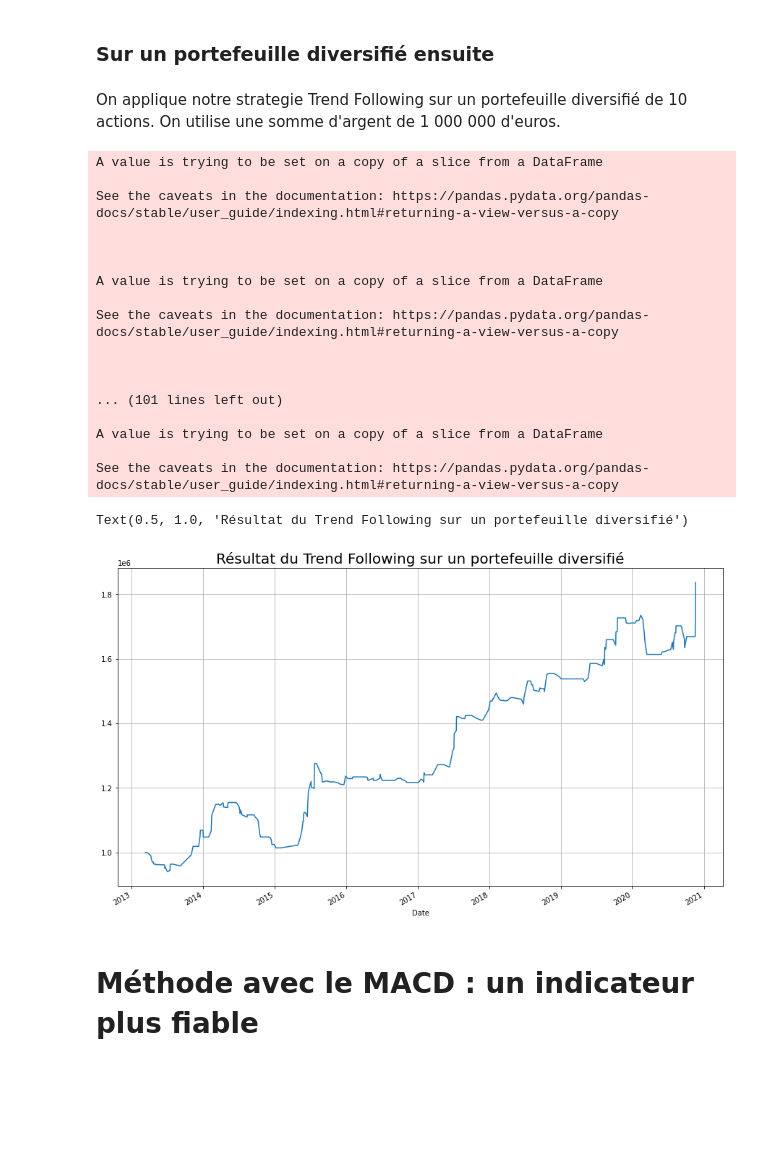
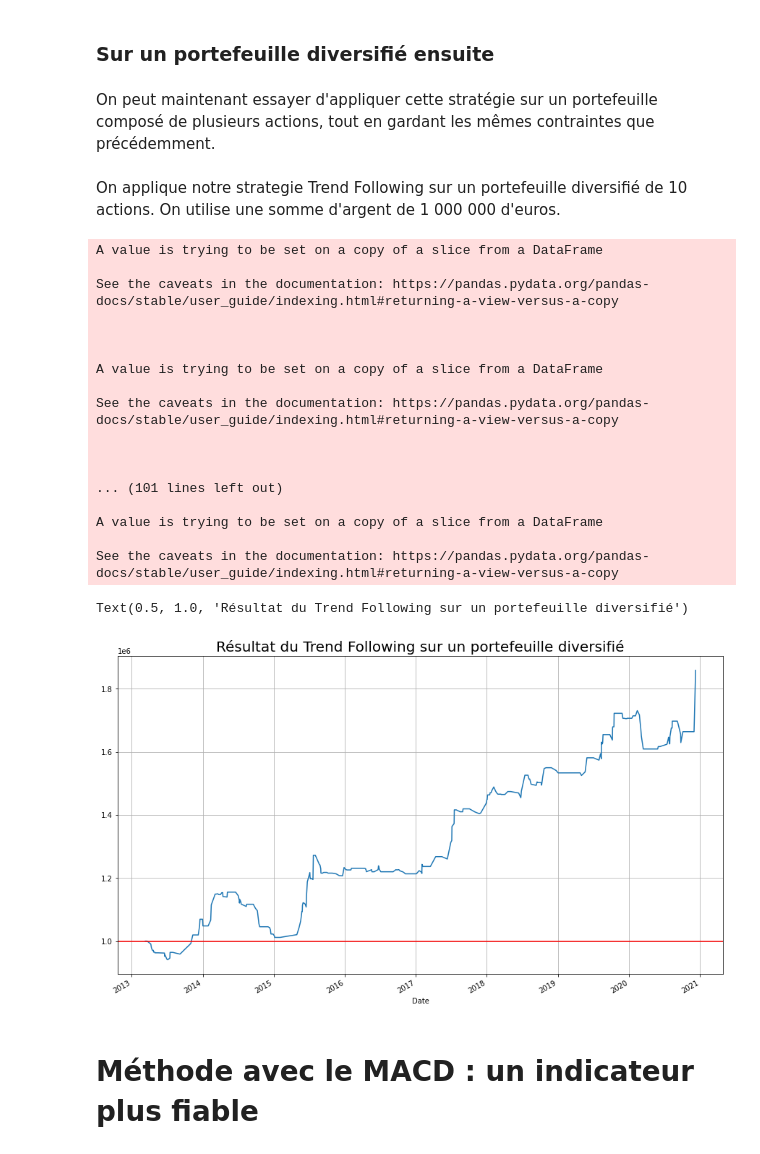
Before and after one commit to quentin-duflot/Python_Data_Scientist_Projet, a Jupyter notebook: Gestion_de_portefeuille.ipynb, the cells around one changed output. Cells and saved outputs as stored; diff of their text form; code cells hidden in the pictures; blank space fills up the shorter version.

```diff
--- a/Gestion_de_portefeuille.ipynb
+++ b/Gestion_de_portefeuille.ipynb
@@ -479,5 +496,7 @@ Text(0.5, 1.0, "Résultat du Trend Following sur l'action LVMH")
 # %% [markdown]
 ### Sur un portefeuille diversifié ensuite
+# %% [markdown]
+On peut maintenant essayer d'appliquer cette stratégie sur un portefeuille composé de plusieurs actions, tout en gardant les mêmes contraintes que précédemment.
 # %%
 def ma_crossover_orders(stocks, fast, slow):
     """
@@ -600,35 +619,35 @@ signals = ma_crossover_orders([("MC.PA", ohlc_adj(data_cac40['lvmh'])),
                               ("VIE.PA",  ohlc_adj(data_cac40['veolia'])),
                               ("DG.PA",   ohlc_adj(data_cac40['vinci'])),
                               ("UG.PA", ohlc_adj(data_cac40['peugeot'])),
                               ("CAP.PA",   ohlc_adj(data_cac40['capgemini'])),
                               ("CS.PA",   ohlc_adj(data_cac40['axa'])),
                               ("SAF.PA",   ohlc_adj(data_cac40['safran']))],
                               fast = 20, slow = 50)
 
 bk = backtest(signals, 1000000)
 
-bk["Portfolio Value"].groupby(level = 0).apply(lambda x: x[-1]).plot(grid=True)
+bk["Portfolio Value"].groupby(level = 0).apply(lambda x: x[-1]).plot(grid=True).axhline(y=1000000, color='red')
 plt.title("Résultat du Trend Following sur un portefeuille diversifié", fontsize=20)
 # %% [output]
 A value is trying to be set on a copy of a slice from a DataFrame
 
 See the caveats in the documentation: https://pandas.pydata.org/pandas-docs/stable/user_guide/indexing.html#returning-a-view-versus-a-copy
 
 
 
 A value is trying to be set on a copy of a slice from a DataFrame
 
 See the caveats in the documentation: https://pandas.pydata.org/pandas-docs/stable/user_guide/indexing.html#returning-a-view-versus-a-copy
 
 
 
 ... (101 lines left out)
 
 A value is trying to be set on a copy of a slice from a DataFrame
 
 See the caveats in the documentation: https://pandas.pydata.org/pandas-docs/stable/user_guide/indexing.html#returning-a-view-versus-a-copy
 Text(0.5, 1.0, 'Résultat du Trend Following sur un portefeuille diversifié')
-[figure, old version]
+[figure, new version]
 # %% [markdown]
 # Méthode avec le MACD : un indicateur plus fiable
 # %% [markdown]
```
Also changed, not shown: parts of 53 cells of this notebook.
